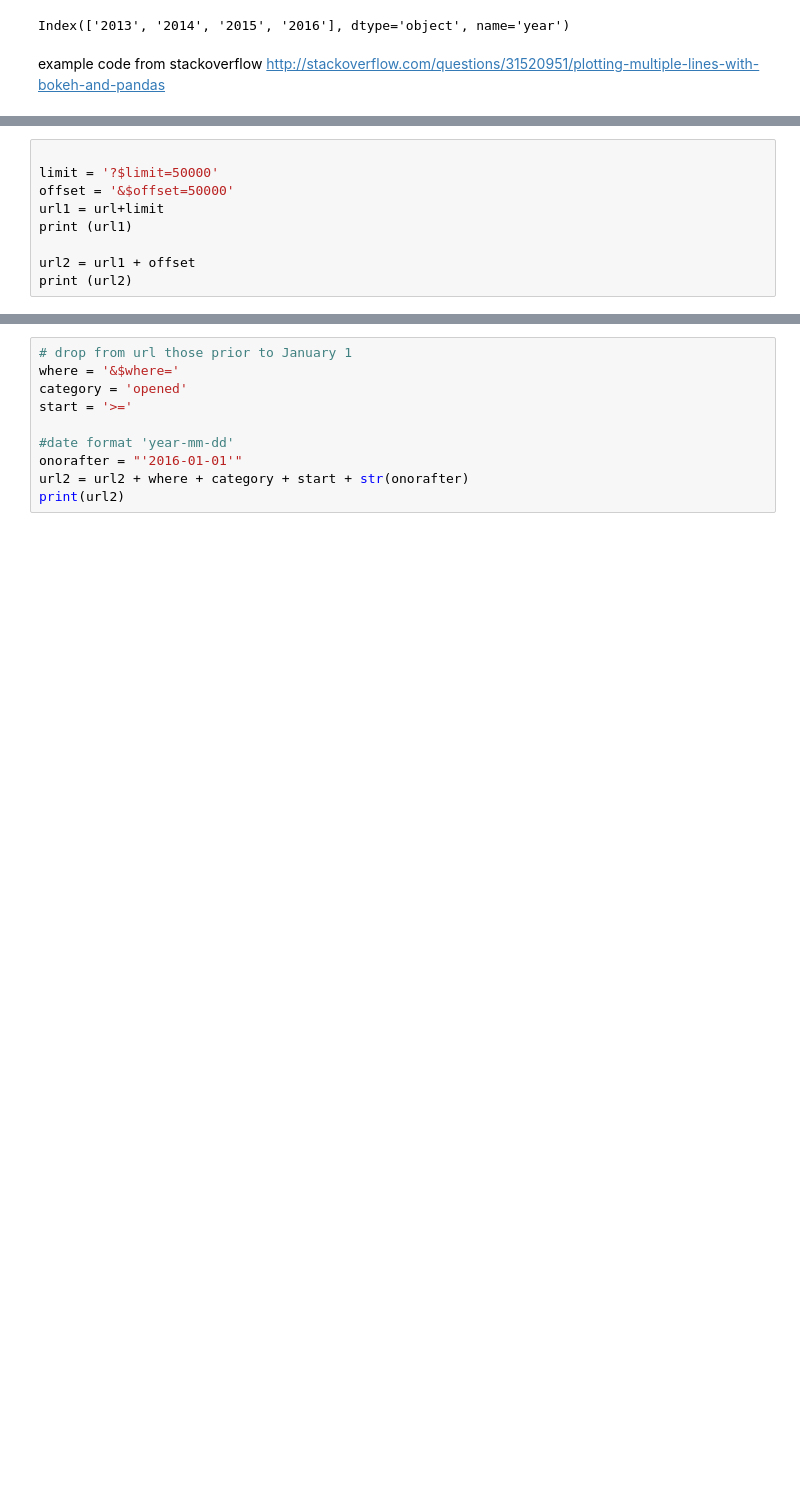
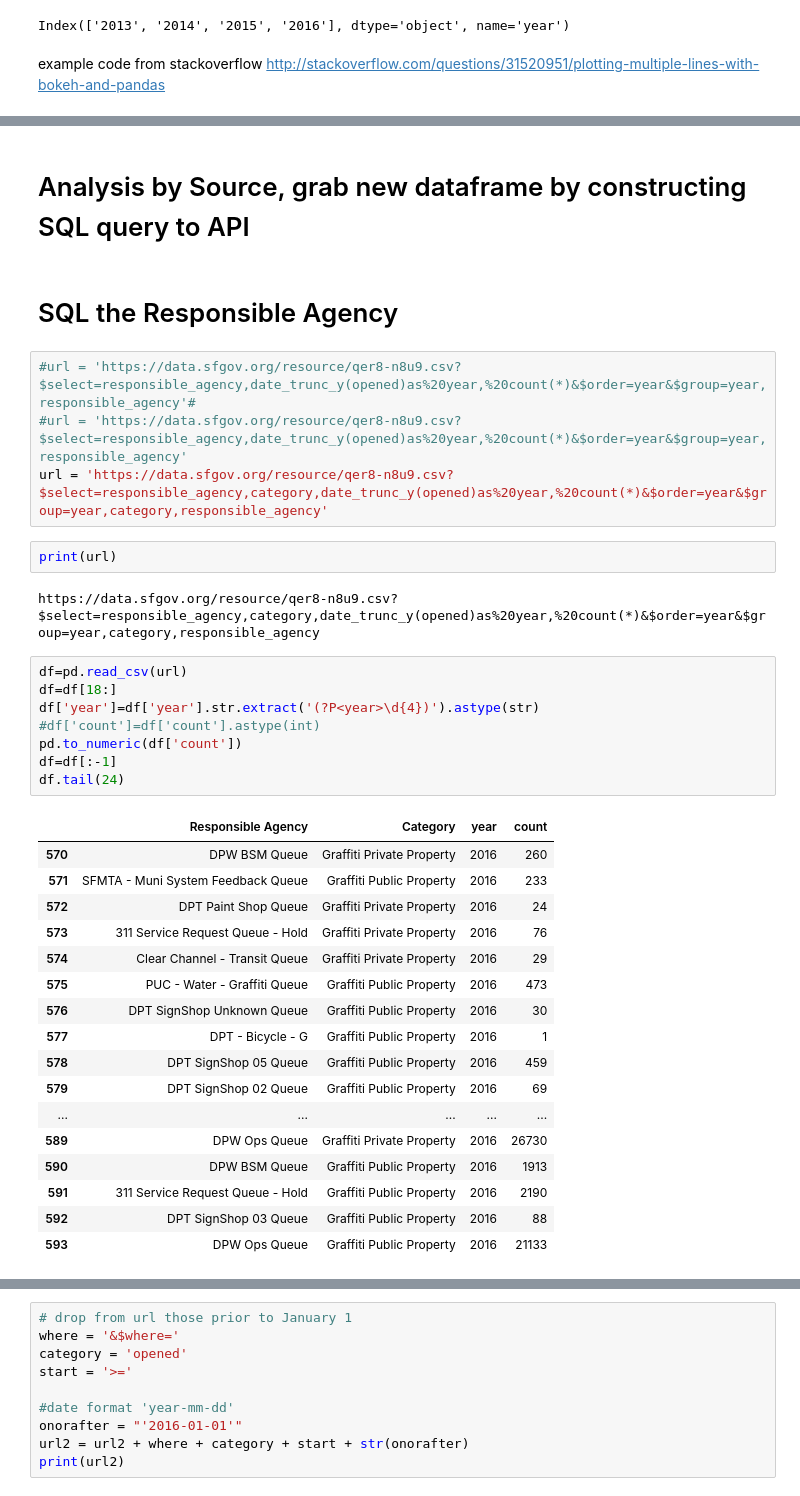
Before and after one commit to gregorydillon/JupyterPractice, a Jupyter notebook: graffiti_SF311/SF311 Annual -keh.ipynb, the cells around one changed output, grey strips where cells are left out. Saved outputs shown, nothing was run; the diff lists cells and outputs as text; blank space fills up the shorter version.

```diff
--- a/graffiti_SF311/SF311 Annual -keh.ipynb
+++ b/graffiti_SF311/SF311 Annual -keh.ipynb
@@ -200,9 +161,38 @@ url
-# %%
-
-limit = '?$limit=50000'
-offset = '&$offset=50000'
-url1 = url+limit
-print (url1)
-
-url2 = url1 + offset
-print (url2)
+# %% [markdown]
+# Analysis by Source, grab new dataframe by constructing SQL query to API
+# %% [markdown]
+# SQL the Responsible Agency
+# %%
+#url = 'https://data.sfgov.org/resource/qer8-n8u9.csv?$select=responsible_agency,date_trunc_y(opened)as%20year,%20count(*)&$order=year&$group=year,responsible_agency'#
+#url = 'https://data.sfgov.org/resource/qer8-n8u9.csv?$select=responsible_agency,date_trunc_y(opened)as%20year,%20count(*)&$order=year&$group=year,responsible_agency'
+url = 'https://data.sfgov.org/resource/qer8-n8u9.csv?$select=responsible_agency,category,date_trunc_y(opened)as%20year,%20count(*)&$order=year&$group=year,category,responsible_agency'
+# %%
+print(url)
+# %% [output]
+https://data.sfgov.org/resource/qer8-n8u9.csv?$select=responsible_agency,category,date_trunc_y(opened)as%20year,%20count(*)&$order=year&$group=year,category,responsible_agency
+# %%
+df=pd.read_csv(url)
+df=df[18:]
+df['year']=df['year'].str.extract('(?P<year>\d{4})').astype(str)
+#df['count']=df['count'].astype(int)
+pd.to_numeric(df['count'])
+df=df[:-1]
+df.tail(24)
+# %% [output]
+|  | Responsible Agency | Category | year | count |
+| 570 | DPW BSM Queue | Graffiti Private Property | 2016 | 260 |
+| 571 | SFMTA - Muni System Feedback Queue | Graffiti Public Property | 2016 | 233 |
+| 572 | DPT Paint Shop Queue | Graffiti Private Property | 2016 | 24 |
+| 573 | 311 Service Request Queue - Hold | Graffiti Private Property | 2016 | 76 |
+| 574 | Clear Channel - Transit Queue | Graffiti Private Property | 2016 | 29 |
+| 575 | PUC - Water - Graffiti Queue | Graffiti Public Property | 2016 | 473 |
+| 576 | DPT SignShop Unknown Queue | Graffiti Public Property | 2016 | 30 |
+| 577 | DPT - Bicycle - G | Graffiti Public Property | 2016 | 1 |
+| 578 | DPT SignShop 05 Queue | Graffiti Public Property | 2016 | 459 |
+| 579 | DPT SignShop 02 Queue | Graffiti Public Property | 2016 | 69 |
+| ... | ... | ... | ... | ... |
+| 589 | DPW Ops Queue | Graffiti Private Property | 2016 | 26730 |
+| 590 | DPW BSM Queue | Graffiti Public Property | 2016 | 1913 |
+| 591 | 311 Service Request Queue - Hold | Graffiti Public Property | 2016 | 2190 |
+| 592 | DPT SignShop 03 Queue | Graffiti Public Property | 2016 | 88 |
+| 593 | DPW Ops Queue | Graffiti Public Property | 2016 | 21133 |
```
Also changed, not shown: parts of 21 cells of this notebook, 1 other file.
